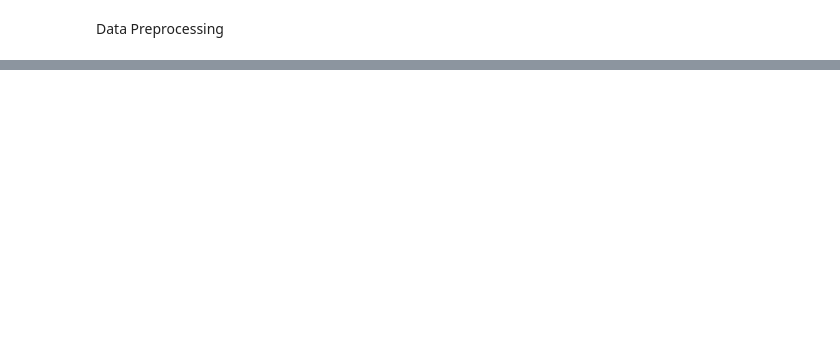
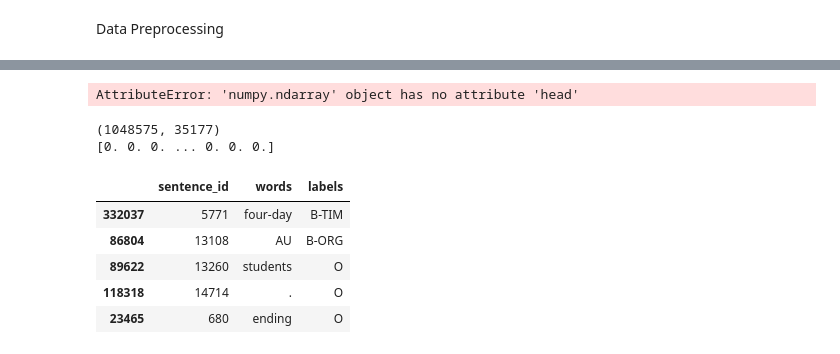
Before and after one commit to pypratikyesankar9/NLP_demystified, a Jupyter notebook: Named_entity_first_cut_model.ipynb, the cells around one changed output, grey strips where cells are left out. Drawn from its saved outputs; the diff is of its cells as text; code cells hidden in the pictures; blank space fills up the shorter version.

```diff
--- a/Named_entity_first_cut_model.ipynb
+++ b/Named_entity_first_cut_model.ipynb
@@ -30,0 +150,27 @@ SyntaxError: invalid syntax (<ipython-input-5-75aafad1888b>, line 1)
+# %%
+
+data["labels"] = data["labels"].str.upper()
+# %%
+X = data.drop(['labels','sentence_id','POS'], axis=1)
+X.head()
+v = DictVectorizer(sparse=False)
+
+X = v.fit_transform(X.to_dict('records'))
+
+#Y = data.labels.values
+
+#classes = np.unique(Y)
+#classes = classes.tolist()
+
+#X_train, X_test, Y_train, y_test = train_test_split(X, Y, test_size = 0.2, random_state=0)
+
+#X_train.shape, Y_train.shape
+# %% [output]
+AttributeError: 'numpy.ndarray' object has no attribute 'head'
+# %%
+print((X.shape))
+
+print(X[0])
+# %% [output]
+(1048575, 35177)
+[0. 0. 0. ... 0. 0. 0.]
@@ -30,0 +198,7 @@ SyntaxError: invalid syntax (<ipython-input-5-75aafad1888b>, line 1)
+# %%
+
+X= data[["sentence_id","words"]]
+Y =data["labels"]
+# %%
+
+x_train, x_test, y_train, y_test = train_test_split(X,Y, test_size =0.2)
@@ -30,0 +208,15 @@ SyntaxError: invalid syntax (<ipython-input-5-75aafad1888b>, line 1)
+# %%
+
+#building up train data and test data
+train_data = pd.DataFrame({"sentence_id":x_train["sentence_id"],"words":x_train["words"],"labels":y_train})
+test_data = pd.DataFrame({"sentence_id":x_test["sentence_id"],"words":x_test["words"],"labels":y_test})
+# %%
+
+train_data.head()
+# %% [output]
+|  | sentence_id | words | labels |
+| 332037 | 5771 | four-day | B-TIM |
+| 86804 | 13108 | AU | B-ORG |
+| 89622 | 13260 | students | O |
+| 118318 | 14714 | . | O |
+| 23465 | 680 | ending | O |
```
Also changed, not shown: parts of 17 cells of this notebook.
